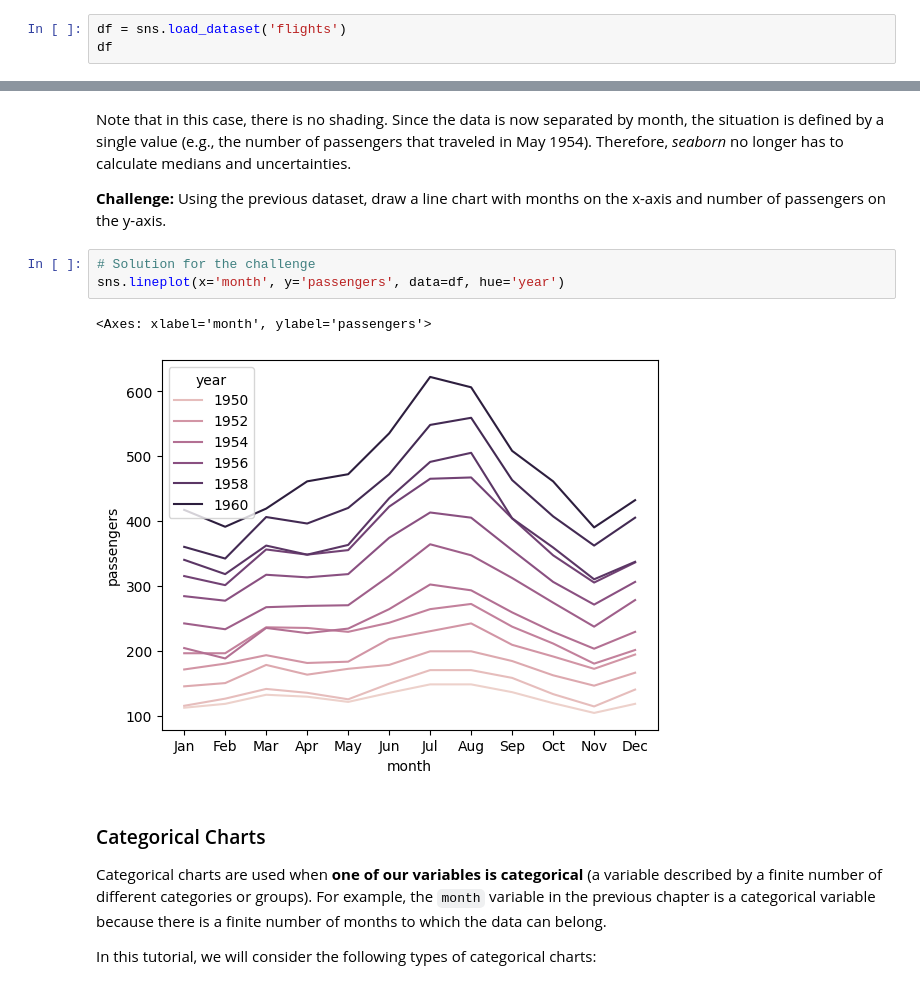
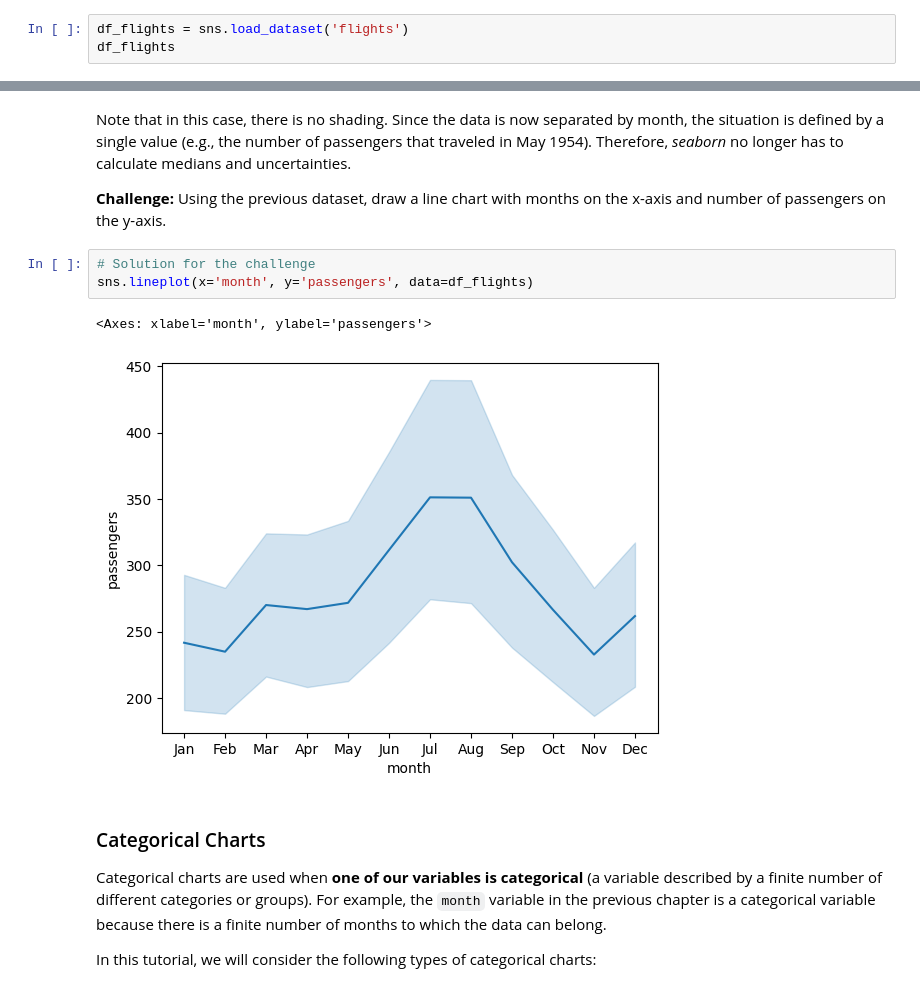
Before and after one commit to plajuan/ML_Study, a Jupyter notebook: DataExploration.ipynb, the cells around one changed output, grey strips where cells are left out. Saved outputs shown, nothing was run; the diff lists cells and outputs as text.

```diff
--- a/DataExploration.ipynb
+++ b/DataExploration.ipynb
@@ -160,8 +160,8 @@ A `lineplot` draws line charts that demonstrates the relationship between two nu
 
 Let us look at an example where a `lineplot` is used, this time using a different dataset (`flights`) that is built into the *seaborn* library. This dataset contains the number of passengers from an airline over time.
 # %%
-df = sns.load_dataset('flights')
-df
+df_flights = sns.load_dataset('flights')
+df_flights
 # %% [output]
 |  | year | month | passengers |
 | 0 | 1949 | Jan | 112 |
@@ -200,10 +200,10 @@ Note that in this case, there is no shading. Since the data is now separated by
 **Challenge:** Using the previous dataset, draw a line chart with months on the x-axis and number of passengers on the y-axis.
 # %%
 # Solution for the challenge
-sns.lineplot(x='month', y='passengers', data=df, hue='year')
+sns.lineplot(x='month', y='passengers', data=df_flights)
 # %% [output]
 <Axes: xlabel='month', ylabel='passengers'>
-[figure, old version]
+[figure, new version]
 # %% [markdown]
 ### Categorical Charts
 
```
Also changed, not shown: parts of 31 cells of this notebook.
